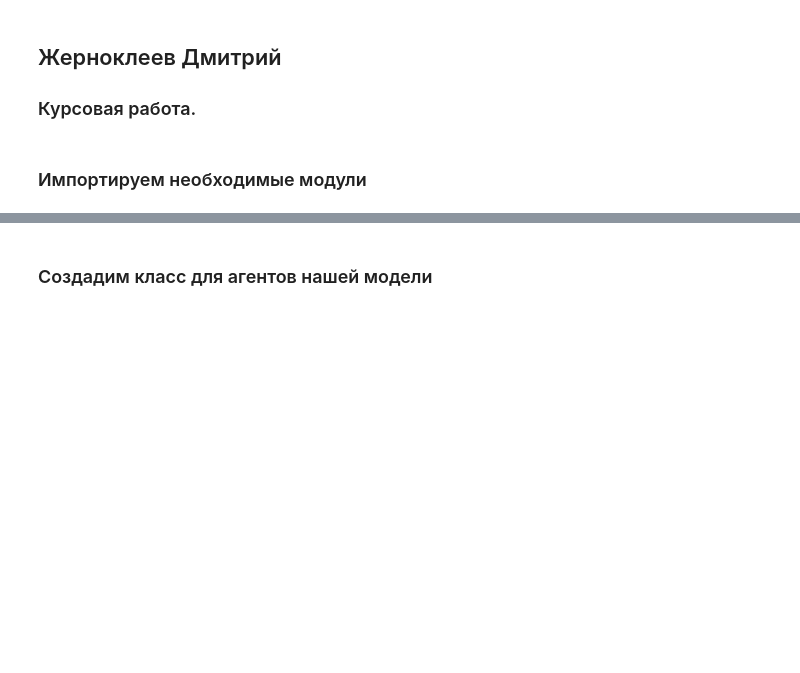
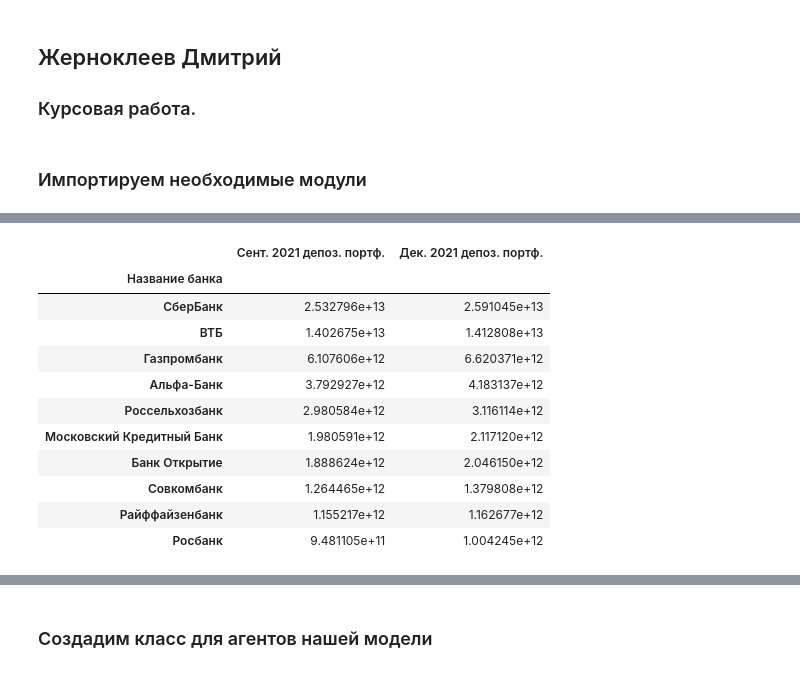
Before and after one commit to archimedes1515/coursework, a Jupyter notebook: KR.ipynb, the cells around one changed output, grey strips where cells are left out. Cells and saved outputs as stored; diff of their text form; code cells hidden in the pictures; blank space fills up the shorter version.

```diff
--- a/KR.ipynb
+++ b/KR.ipynb
@@ -130,0 +32,18 @@ df_cred_portf
+# %%
+def df_prep_func(f_name: str):
+    '''
+    Функция подготовки датафреймов (на банки.ру они одноформатные).
+    Данные берём за сентябрь, декабрь 2021,
+    т.к. нам важны концы последних двух кварталов.
+    '''
+    df = pd.read_csv(f_name, sep=';', index_col='Название банка',
+                                  skiprows=3, encoding='cp1251')
+    df = df.iloc[:, [4, 5]]
+    df.rename(columns={'Декабрь, 2021, тыс. рублей': '12.21, тыс.руб.',
+                        'Сентябрь, 2021, тыс. рублей': '09.21, тыс.руб.'}, inplace=True)
+    # print(df.head(10))
+    # print(df.shape)
+    for col in df.columns: # преобразование колонок с числами к типу float
+        df[col] = df[col].str.replace(' ', '')
+        df[col] = df[col].str.replace(',', '.').astype(float)
+    return df
@@ -130,0 +91,18 @@ df_cred_portf
+# %%
+df_firm_deposits = df_prep_func('deposit_firms.csv')
+df_individ_deposits = df_prep_func('deposit_individ.csv')
+df_deposit_portf = join_sum(df_firm_deposits, df_individ_deposits, banks_of_interest_lst, 'депоз.')
+df_deposit_portf
+# %% [output]
+|  | Сент. 2021 депоз. портф. | Дек. 2021 депоз. портф. |
+| Название банка |  |  |
+| СберБанк | 2.532796e+13 | 2.591045e+13 |
+| ВТБ | 1.402675e+13 | 1.412808e+13 |
+| Газпромбанк | 6.107606e+12 | 6.620371e+12 |
+| Альфа-Банк | 3.792927e+12 | 4.183137e+12 |
+| Россельхозбанк | 2.980584e+12 | 3.116114e+12 |
+| Московский Кредитный Банк | 1.980591e+12 | 2.117120e+12 |
+| Банк Открытие | 1.888624e+12 | 2.046150e+12 |
+| Совкомбанк | 1.264465e+12 | 1.379808e+12 |
+| Райффайзенбанк | 1.155217e+12 | 1.162677e+12 |
+| Росбанк | 9.481105e+11 | 1.004245e+12 |
```
Also changed, not shown: parts of 20 cells of this notebook.
